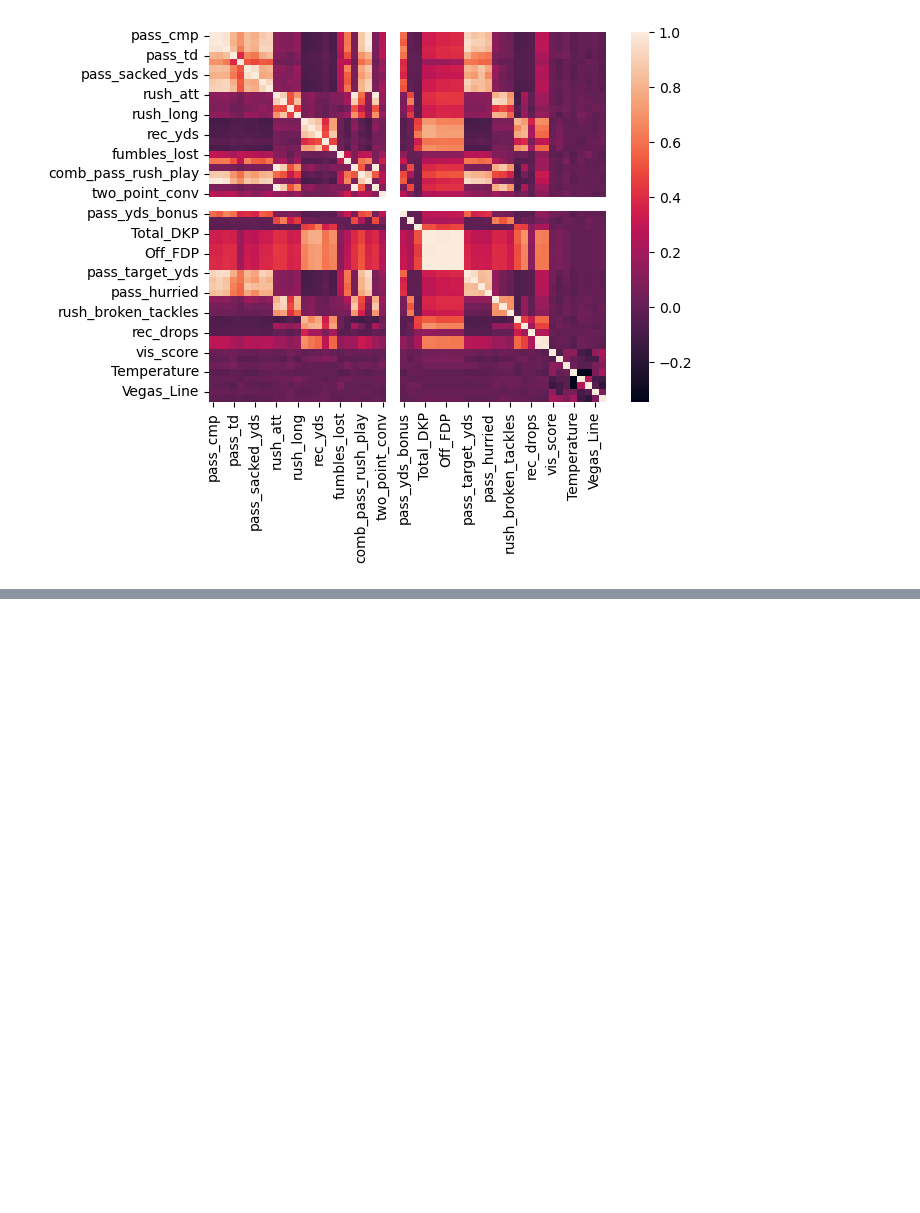
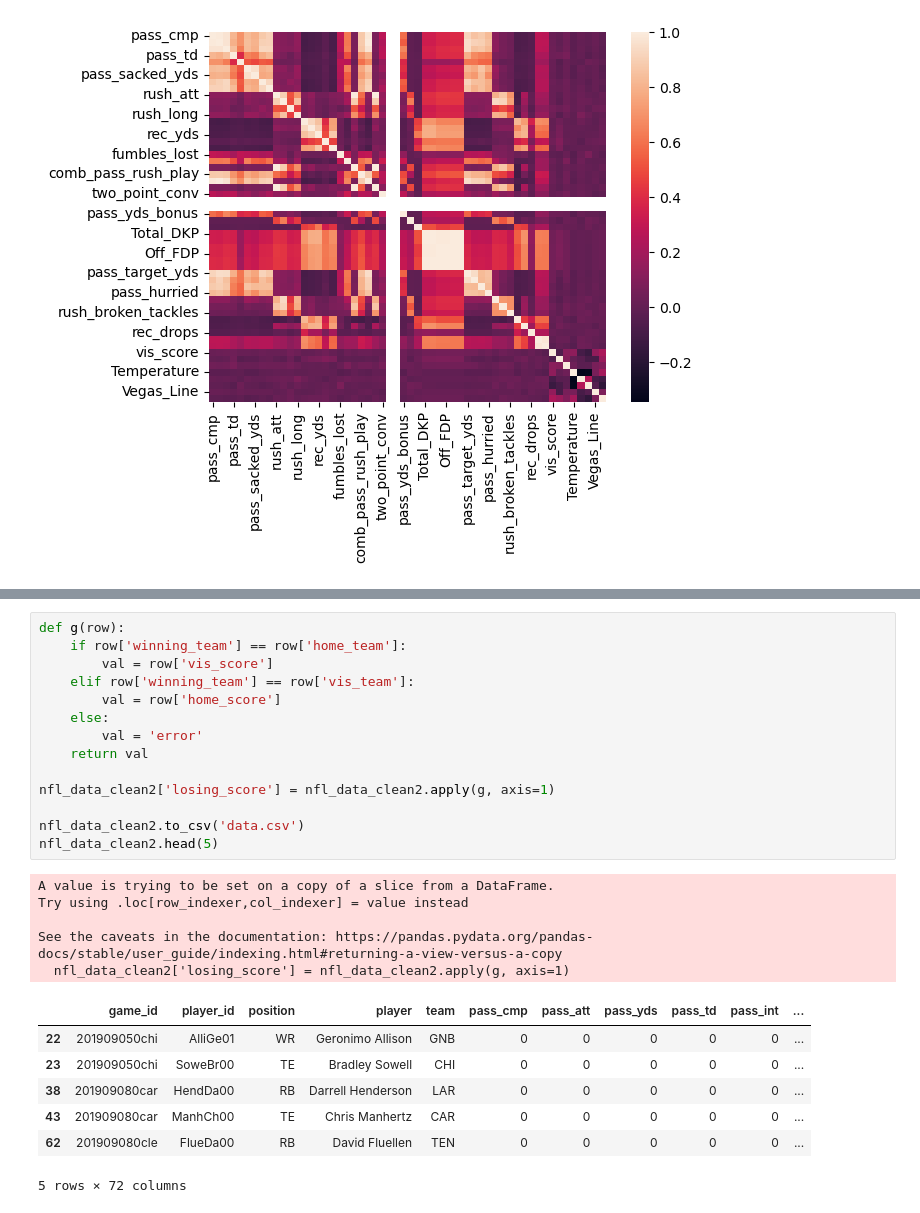
Before and after one commit to datasetdeepdiver/NFL_offensive_trends, a Jupyter notebook: NFL_jupyterbook.ipynb, the cells around one changed output, grey strips where cells are left out. Cells and saved outputs as stored; diff of their text form; blank space fills up the shorter version.

```diff
--- a/NFL_jupyterbook.ipynb
+++ b/NFL_jupyterbook.ipynb
@@ -254,0 +282,27 @@ sns.heatmap(nfl_data_clean2.corr());
+# %%
+def g(row):
+    if row['winning_team'] == row['home_team']:
+        val = row['vis_score']
+    elif row['winning_team'] == row['vis_team']:
+        val = row['home_score']
+    else:
+        val = 'error'
+    return val
+
+nfl_data_clean2['losing_score'] = nfl_data_clean2.apply(g, axis=1)
+
+nfl_data_clean2.to_csv('data.csv')
+nfl_data_clean2.head(5)
+# %% [output]
+A value is trying to be set on a copy of a slice from a DataFrame.
+Try using .loc[row_indexer,col_indexer] = value instead
+
+See the caveats in the documentation: https://pandas.pydata.org/pandas-docs/stable/user_guide/indexing.html#returning-a-view-versus-a-copy
+  nfl_data_clean2['losing_score'] = nfl_data_clean2.apply(g, axis=1)
+|  | game_id | player_id | position | player | team | pass_cmp | pass_att | pass_yds | pass_td | pass_int | ... |
+| 22 | 201909050chi | AlliGe01 | WR | Geronimo Allison | GNB | 0 | 0 | 0 | 0 | 0 | ... |
+| 23 | 201909050chi | SoweBr00 | TE | Bradley Sowell | CHI | 0 | 0 | 0 | 0 | 0 | ... |
+| 38 | 201909080car | HendDa00 | RB | Darrell Henderson | LAR | 0 | 0 | 0 | 0 | 0 | ... |
+| 43 | 201909080car | ManhCh00 | TE | Chris Manhertz | CAR | 0 | 0 | 0 | 0 | 0 | ... |
+| 62 | 201909080cle | FlueDa00 | RB | David Fluellen | TEN | 0 | 0 | 0 | 0 | 0 | ... |
+5 rows × 72 columns
```
Also changed, not shown: parts of 1 cell of this notebook, 1 other file.
